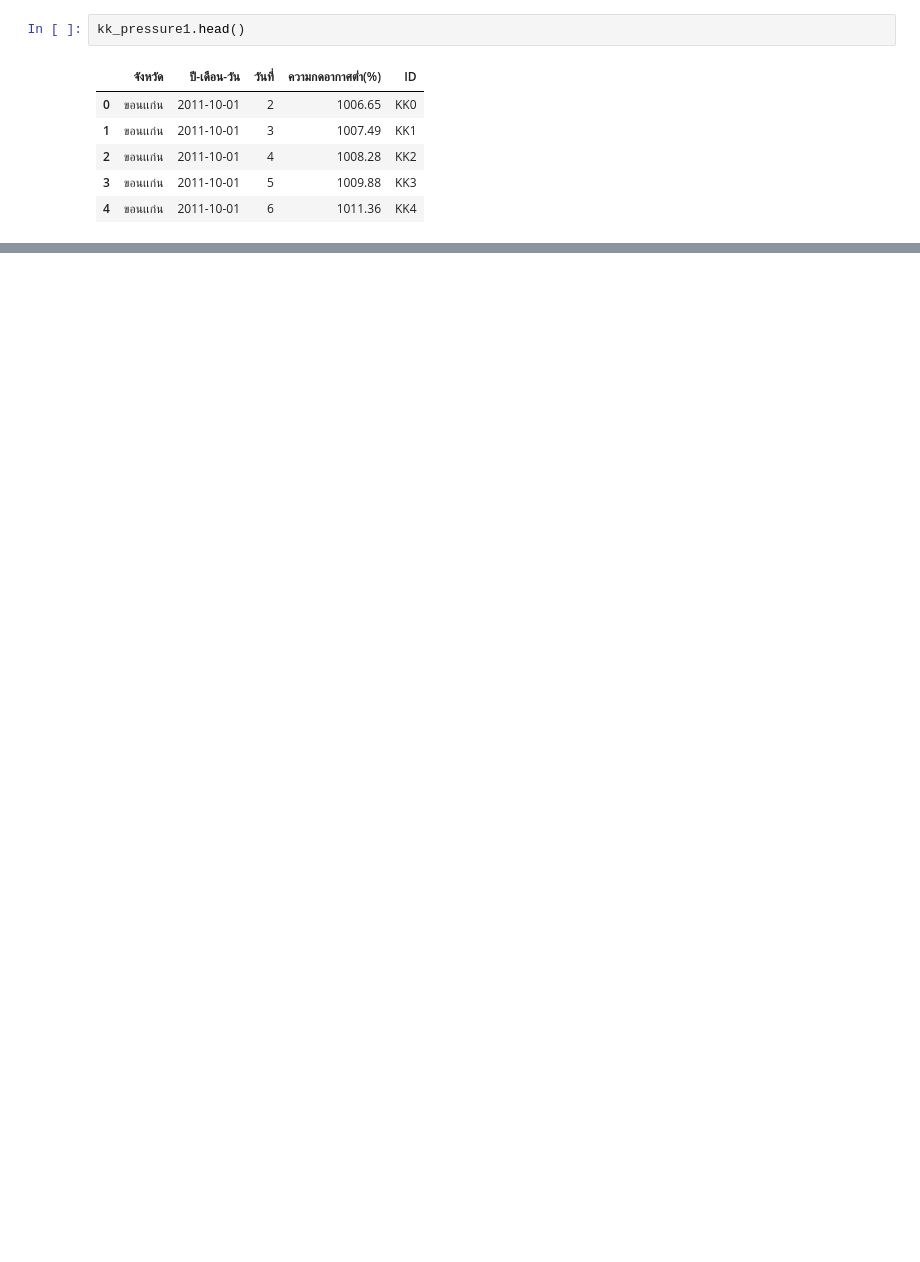
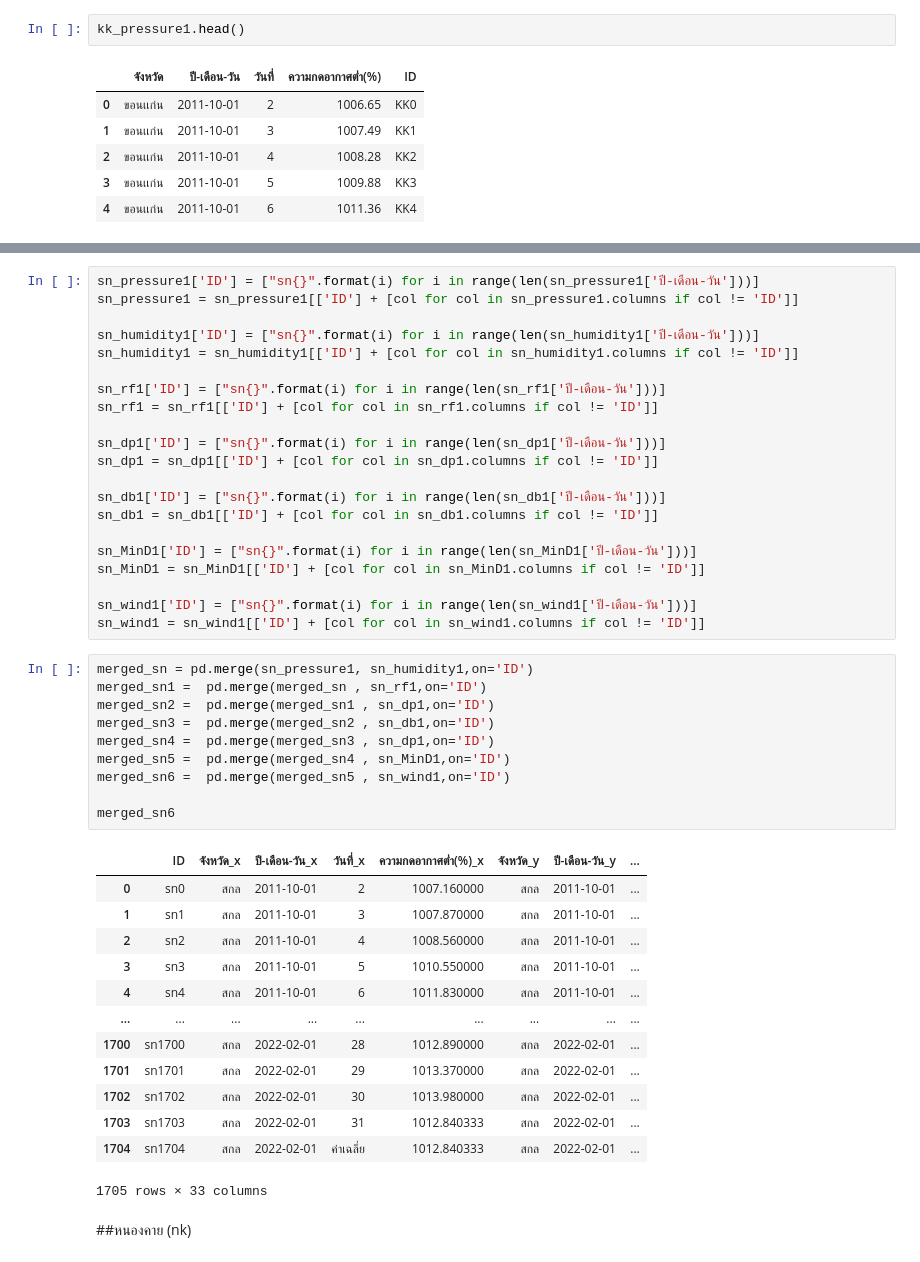
Before and after one commit to Wipada6430205202/BSC_DPDM23, a Jupyter notebook: midterm_bscdpdm23.ipynb, the cells around one changed output, grey strips where cells are left out. Saved outputs shown, nothing was run; the diff lists cells and outputs as text; blank space fills up the shorter version.

```diff
--- a/midterm_bscdpdm23.ipynb
+++ b/midterm_bscdpdm23.ipynb
@@ -3277,0 +3321,47 @@ kk_pressure1.head()
+# %%
+sn_pressure1['ID'] = ["sn{}".format(i) for i in range(len(sn_pressure1['ปี-เดือน-วัน']))]
+sn_pressure1 = sn_pressure1[['ID'] + [col for col in sn_pressure1.columns if col != 'ID']]
+
+sn_humidity1['ID'] = ["sn{}".format(i) for i in range(len(sn_humidity1['ปี-เดือน-วัน']))]
+sn_humidity1 = sn_humidity1[['ID'] + [col for col in sn_humidity1.columns if col != 'ID']]
+
+sn_rf1['ID'] = ["sn{}".format(i) for i in range(len(sn_rf1['ปี-เดือน-วัน']))]
+sn_rf1 = sn_rf1[['ID'] + [col for col in sn_rf1.columns if col != 'ID']]
+
+sn_dp1['ID'] = ["sn{}".format(i) for i in range(len(sn_dp1['ปี-เดือน-วัน']))]
+sn_dp1 = sn_dp1[['ID'] + [col for col in sn_dp1.columns if col != 'ID']]
+
+sn_db1['ID'] = ["sn{}".format(i) for i in range(len(sn_db1['ปี-เดือน-วัน']))]
+sn_db1 = sn_db1[['ID'] + [col for col in sn_db1.columns if col != 'ID']]
+
+sn_MinD1['ID'] = ["sn{}".format(i) for i in range(len(sn_MinD1['ปี-เดือน-วัน']))]
+sn_MinD1 = sn_MinD1[['ID'] + [col for col in sn_MinD1.columns if col != 'ID']]
+
+sn_wind1['ID'] = ["sn{}".format(i) for i in range(len(sn_wind1['ปี-เดือน-วัน']))]
+sn_wind1 = sn_wind1[['ID'] + [col for col in sn_wind1.columns if col != 'ID']]
+# %%
+merged_sn = pd.merge(sn_pressure1, sn_humidity1,on='ID')
+merged_sn1 =  pd.merge(merged_sn , sn_rf1,on='ID')
+merged_sn2 =  pd.merge(merged_sn1 , sn_dp1,on='ID')
+merged_sn3 =  pd.merge(merged_sn2 , sn_db1,on='ID')
+merged_sn4 =  pd.merge(merged_sn3 , sn_dp1,on='ID')
+merged_sn5 =  pd.merge(merged_sn4 , sn_MinD1,on='ID')
+merged_sn6 =  pd.merge(merged_sn5 , sn_wind1,on='ID')
+
+merged_sn6
+# %% [output]
+|  | ID | จังหวัด_x | ปี-เดือน-วัน_x | วันที่_x | ความกดอากาศต่ำ(%)_x | จังหวัด_y | ปี-เดือน-วัน_y | ... |
+| 0 | sn0 | สกล | 2011-10-01 | 2 | 1007.160000 | สกล | 2011-10-01 | ... |
+| 1 | sn1 | สกล | 2011-10-01 | 3 | 1007.870000 | สกล | 2011-10-01 | ... |
+| 2 | sn2 | สกล | 2011-10-01 | 4 | 1008.560000 | สกล | 2011-10-01 | ... |
+| 3 | sn3 | สกล | 2011-10-01 | 5 | 1010.550000 | สกล | 2011-10-01 | ... |
+| 4 | sn4 | สกล | 2011-10-01 | 6 | 1011.830000 | สกล | 2011-10-01 | ... |
+| ... | ... | ... | ... | ... | ... | ... | ... | ... |
+| 1700 | sn1700 | สกล | 2022-02-01 | 28 | 1012.890000 | สกล | 2022-02-01 | ... |
+| 1701 | sn1701 | สกล | 2022-02-01 | 29 | 1013.370000 | สกล | 2022-02-01 | ... |
+| 1702 | sn1702 | สกล | 2022-02-01 | 30 | 1013.980000 | สกล | 2022-02-01 | ... |
+| 1703 | sn1703 | สกล | 2022-02-01 | 31 | 1012.840333 | สกล | 2022-02-01 | ... |
+| 1704 | sn1704 | สกล | 2022-02-01 | ค่าเฉลี่ย | 1012.840333 | สกล | 2022-02-01 | ... |
+1705 rows × 33 columns
+# %% [markdown]
+##หนองคาย (nk)
```
Also changed, not shown: parts of 18 cells of this notebook.
